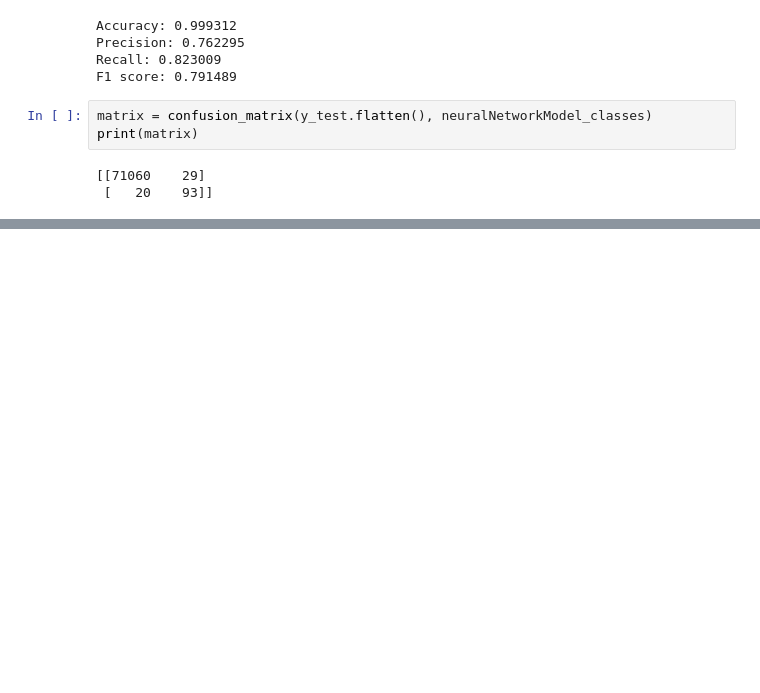
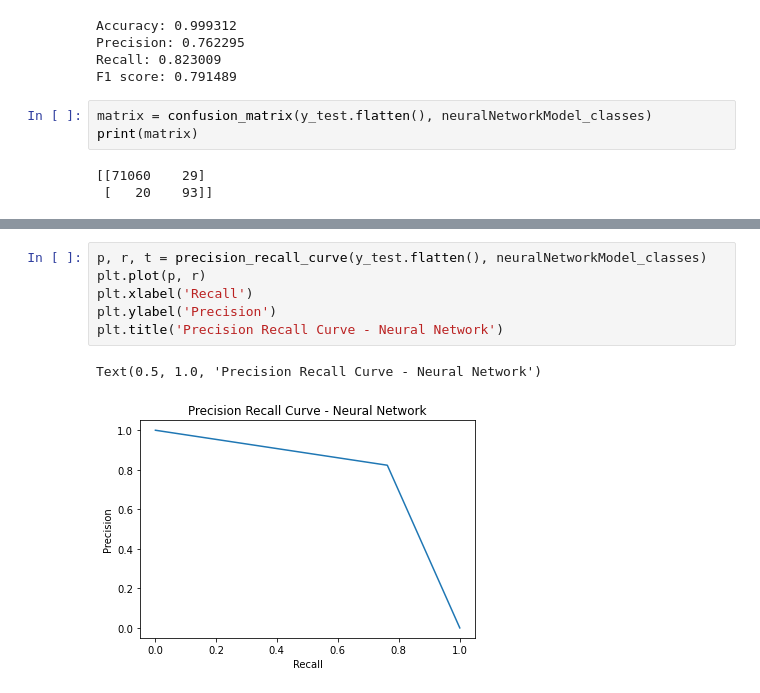
Before and after one commit to cdalsania/Credit_Card_Fraud_Detection, a Jupyter notebook: ml_models/NeuralNetwork_DeepNeuralNetwork.ipynb, the cells around one changed output, grey strips where cells are left out. Cells and saved outputs as stored; diff of their text form; blank space fills up the shorter version.

```diff
--- a/ml_models/NeuralNetwork_DeepNeuralNetwork.ipynb
+++ b/ml_models/NeuralNetwork_DeepNeuralNetwork.ipynb
@@ -250,0 +261,9 @@ print(matrix)
+# %%
+p, r, t = precision_recall_curve(y_test.flatten(), neuralNetworkModel_classes)
+plt.plot(p, r)
+plt.xlabel('Recall')
+plt.ylabel('Precision')
+plt.title('Precision Recall Curve - Neural Network')
+# %% [output]
+Text(0.5, 1.0, 'Precision Recall Curve - Neural Network')
+[figure, added]
```
Also changed, not shown: parts of 5 cells of this notebook.
